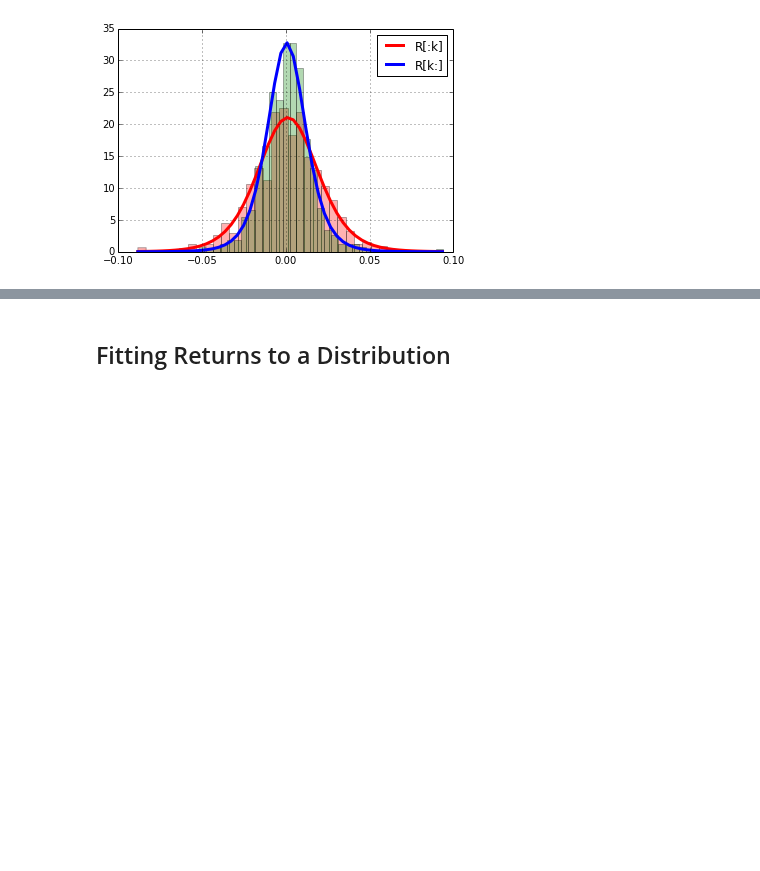
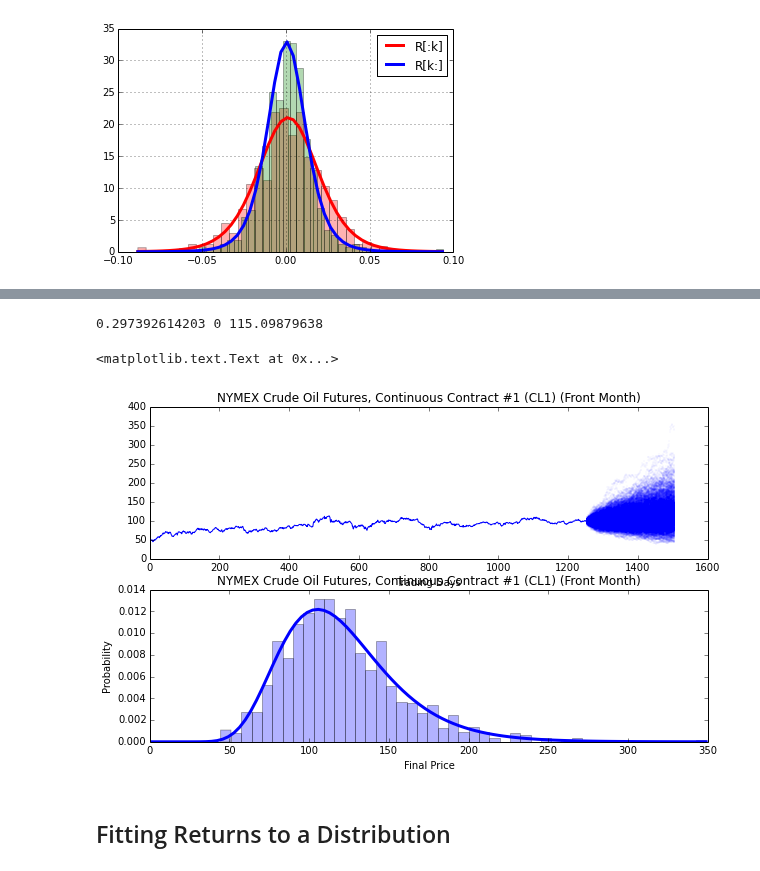
Before and after one commit to jckantor/CBE40455, a Jupyter notebook: notebooks/Stochastic Price Models.ipynb, the cells around one changed output, grey strips where cells are left out. Drawn from its saved outputs; the diff is of its cells as text; code cells hidden in the pictures; blank space fills up the shorter version.

```diff
--- a/notebooks/Stochastic Price Models.ipynb
+++ b/notebooks/Stochastic Price Models.ipynb
@@ -168,3 +176,46 @@ legend(['R[:k]','R[k:]'])
+# %%
+from scipy.stats import lognorm
+
+N = 1000
+T = 252
+h = 1
+
+figure(figsize=(10,6))
+subplot(2,1,1)
+
+plot(S)
+title(description)
+xlabel('Trading Days')
+
+# Initialize P using the last available price
+P = array([S[-1]]*N)
+
+# generator of random variates
+Zgenerator = (array([random.choice(R) for _ in xrange(N)]) for k in range(0,T))
+
+k = len(S)
+for Z in Zgenerator:
+    k += 1
+    P += P*Z
+    plot([k]*N,P,'b.',ms=0.1)
+
+subplot(2,1,2)
+nbins = min(100,int(1.5*sqrt(N)))
+hist(P,bins=nbins,normed=1,alpha=0.3,color='b');
+
+shape,loc,scale = lognorm.fit(P,floc=0)
+print shape,loc,scale
+x=np.linspace(0,max(P),100)
+pdf_fitted = lognorm.pdf(x, shape, loc=loc, scale=scale) # fitted distribution
+plot(x,pdf_fitted,'b-',lw=3)
+
+xlabel('Final Price')
+ylabel('Probability');
+title(description)
+# %% [output]
+0.297392614203 0 115.09879638
+<matplotlib.text.Text at 0x...>
+[figure, added]
 # %% [markdown]
 ## Fitting Returns to a Distribution
 # %% [markdown]
```
Also changed, not shown: parts of 13 cells of this notebook.
